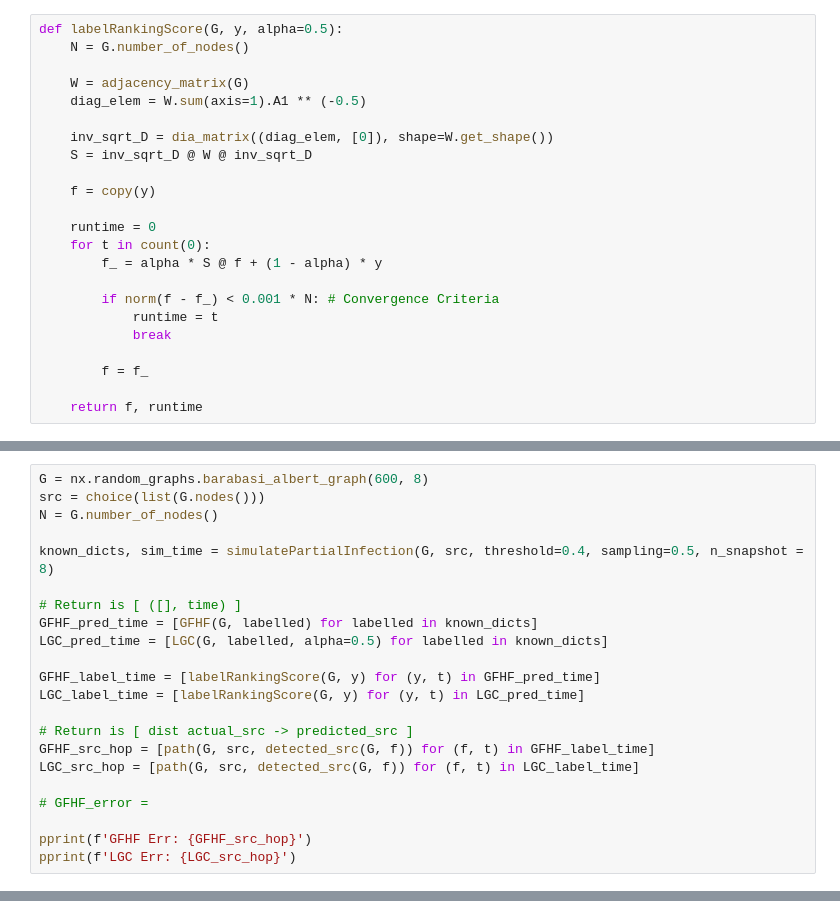
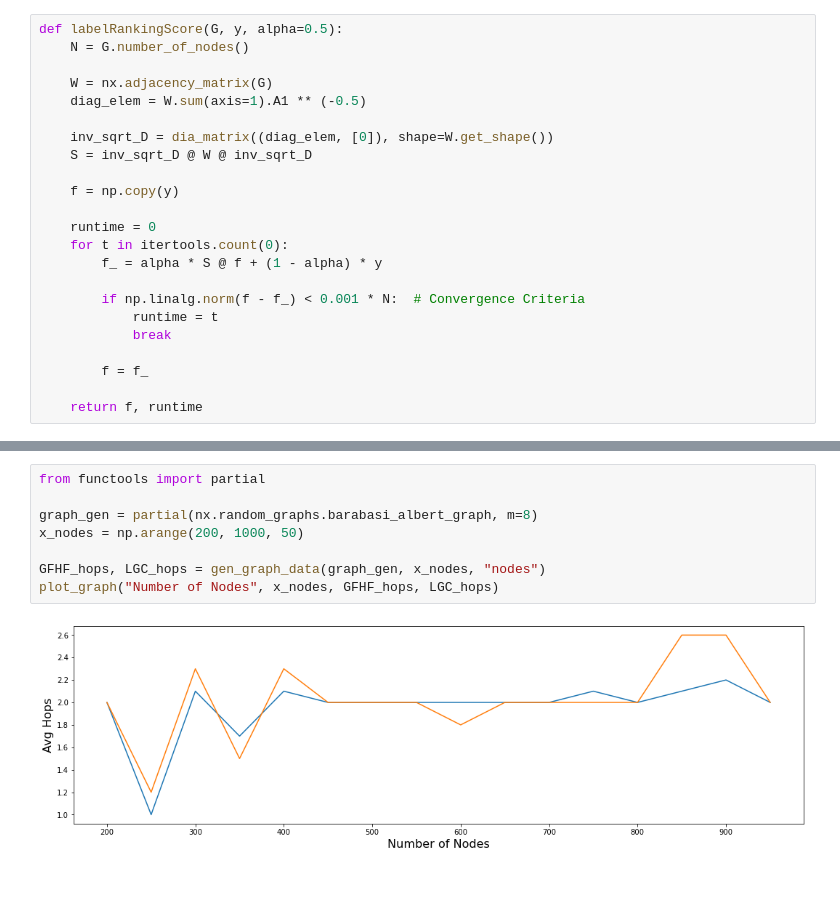
Before and after one commit to soumen-pradhan/src_infection_labelling, a Jupyter notebook: Infection Graph Visualization.ipynb, the cells around one changed output, grey strips where cells are left out. Drawn from its saved outputs; the diff is of its cells as text; blank space fills up the shorter version.

Commit message:
Added Graphs of Avg Hops vs nodes/sampling

```diff
--- a/Infection Graph Visualization.ipynb
+++ b/Infection Graph Visualization.ipynb
@@ -36,19 +54,19 @@ def simulateInfection(G, src, model='SI', lamda=0.3, runtime=1000, threshold=0.3
 def labelRankingScore(G, y, alpha=0.5):
     N = G.number_of_nodes()
 
-    W = adjacency_matrix(G)
+    W = nx.adjacency_matrix(G)
     diag_elem = W.sum(axis=1).A1 ** (-0.5)
 
     inv_sqrt_D = dia_matrix((diag_elem, [0]), shape=W.get_shape())
     S = inv_sqrt_D @ W @ inv_sqrt_D
 
-    f = copy(y)
+    f = np.copy(y)
 
     runtime = 0
-    for t in count(0):
+    for t in itertools.count(0):
         f_ = alpha * S @ f + (1 - alpha) * y
 
-        if norm(f - f_) < 0.001 * N: # Convergence Criteria
+        if np.linalg.norm(f - f_) < 0.001 * N:  # Convergence Criteria
             runtime = t
             break
 
@@ -166,22 +187,0 @@ from pprint import pprint
-# %%
-G = nx.random_graphs.barabasi_albert_graph(600, 8)
-src = choice(list(G.nodes()))
-N = G.number_of_nodes()
-
-known_dicts, sim_time = simulatePartialInfection(G, src, threshold=0.4, sampling=0.5, n_snapshot = 8)
-
-# Return is [ ([], time) ]
-GFHF_pred_time = [GFHF(G, labelled) for labelled in known_dicts]
-LGC_pred_time = [LGC(G, labelled, alpha=0.5) for labelled in known_dicts]
-
-GFHF_label_time = [labelRankingScore(G, y) for (y, t) in GFHF_pred_time]
-LGC_label_time = [labelRankingScore(G, y) for (y, t) in LGC_pred_time]
-
-# Return is [ dist actual_src -> predicted_src ]
-GFHF_src_hop = [path(G, src, detected_src(G, f)) for (f, t) in GFHF_label_time]
-LGC_src_hop = [path(G, src, detected_src(G, f)) for (f, t) in LGC_label_time]
-
-# GFHF_error =
-
-pprint(f'GFHF Err: {GFHF_src_hop}')
-pprint(f'LGC Err: {LGC_src_hop}')
@@ -190,0 +251,10 @@ pprint(f'LGC Err: {LGC_src_hop}')
+# %%
+from functools import partial
+
+graph_gen = partial(nx.random_graphs.barabasi_albert_graph, m=8)
+x_nodes = np.arange(200, 1000, 50)
+
+GFHF_hops, LGC_hops = gen_graph_data(graph_gen, x_nodes, "nodes")
+plot_graph("Number of Nodes", x_nodes, GFHF_hops, LGC_hops)
+# %% [output]
+[figure, added]
```
Also changed, not shown: parts of 11 cells of this notebook.
